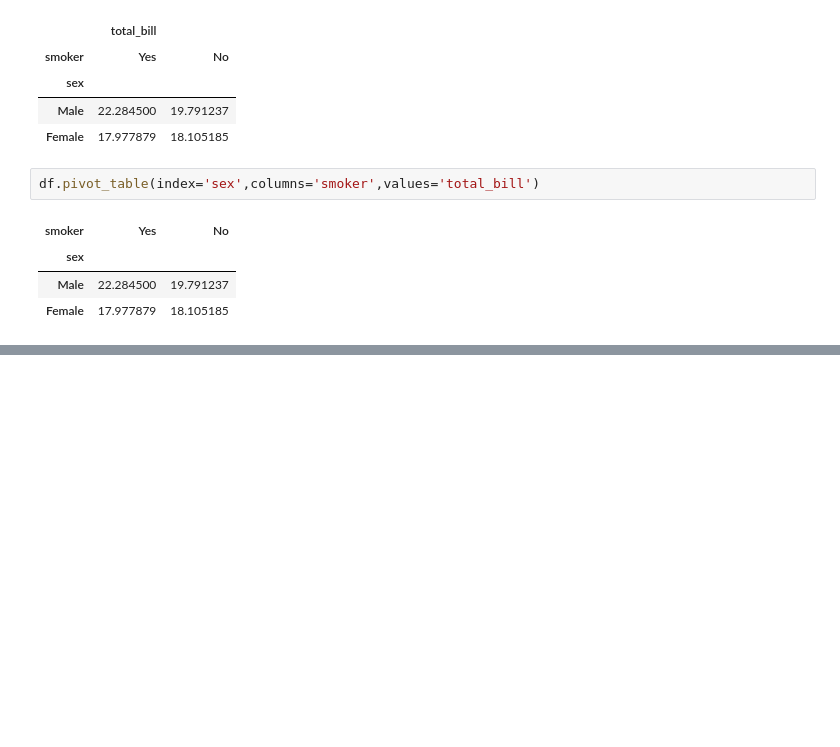
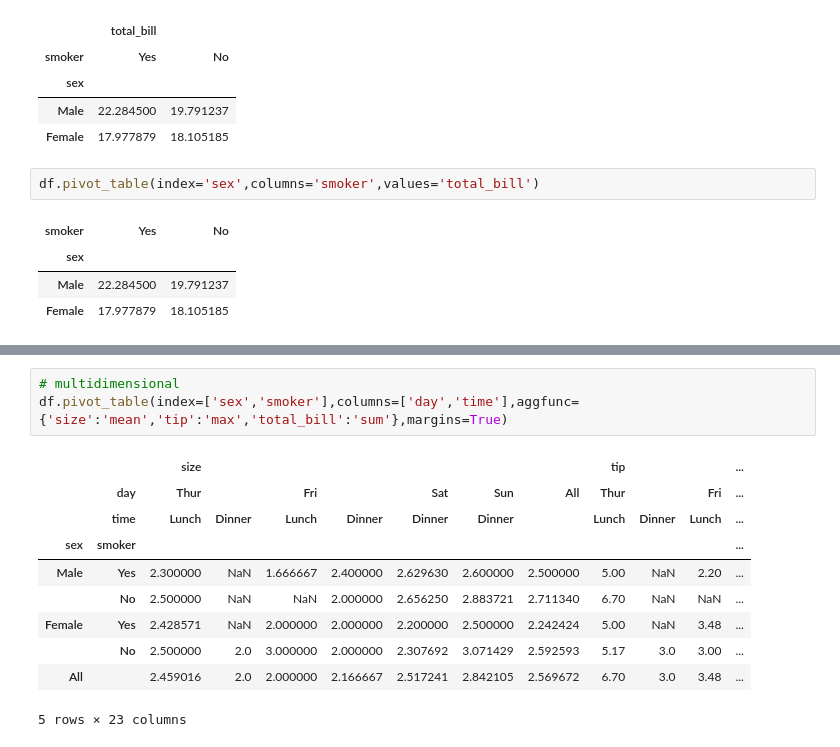
Before and after one commit to chandan0000/data_sc, a Jupyter notebook: dataframepandas/day5/days6.ipynb, the cells around one changed output, grey strips where cells are left out. Cells and saved outputs as stored; diff of their text form; blank space fills up the shorter version.

```diff
--- a/dataframepandas/day5/days6.ipynb
+++ b/dataframepandas/day5/days6.ipynb
@@ -37,0 +54,14 @@ df.pivot_table(index='sex',columns='smoker',values='total_bill')
+# %%
+# multidimensional
+df.pivot_table(index=['sex','smoker'],columns=['day','time'],aggfunc={'size':'mean','tip':'max','total_bill':'sum'},margins=True)
+# %% [output]
+|  |  | size |  |  |  |  |  |  | tip |  |  | ... |
+|  | day | Thur |  | Fri |  | Sat | Sun | All | Thur |  | Fri | ... |
+|  | time | Lunch | Dinner | Lunch | Dinner | Dinner | Dinner |  | Lunch | Dinner | Lunch | ... |
+| sex | smoker |  |  |  |  |  |  |  |  |  |  | ... |
+| Male | Yes | 2.300000 | NaN | 1.666667 | 2.400000 | 2.629630 | 2.600000 | 2.500000 | 5.00 | NaN | 2.20 | ... |
+|  | No | 2.500000 | NaN | NaN | 2.000000 | 2.656250 | 2.883721 | 2.711340 | 6.70 | NaN | NaN | ... |
+| Female | Yes | 2.428571 | NaN | 2.000000 | 2.000000 | 2.200000 | 2.500000 | 2.242424 | 5.00 | NaN | 3.48 | ... |
+|  | No | 2.500000 | 2.0 | 3.000000 | 2.000000 | 2.307692 | 3.071429 | 2.592593 | 5.17 | 3.0 | 3.00 | ... |
+| All |  | 2.459016 | 2.0 | 2.000000 | 2.166667 | 2.517241 | 2.842105 | 2.569672 | 6.70 | 3.0 | 3.48 | ... |
+5 rows × 23 columns
```
Also changed, not shown: parts of 13 cells of this notebook, 1 other file.
